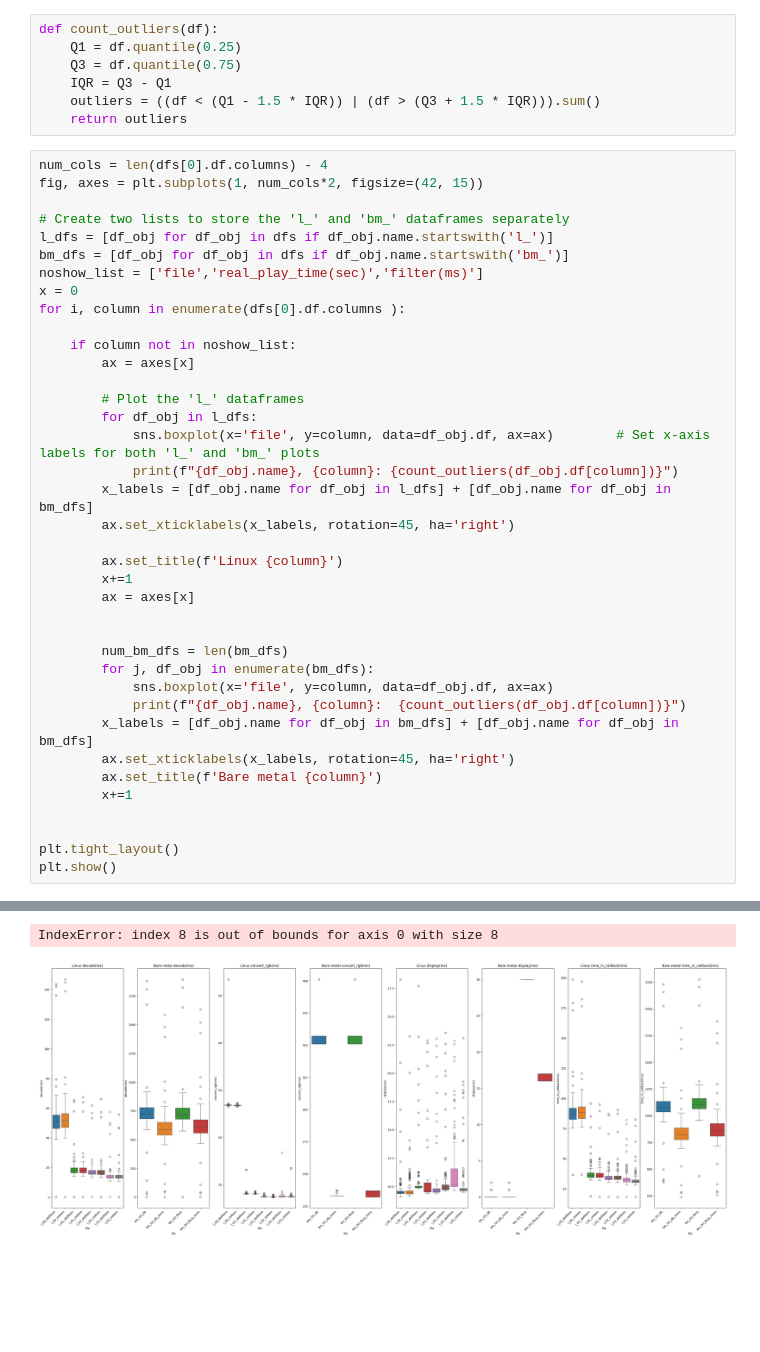
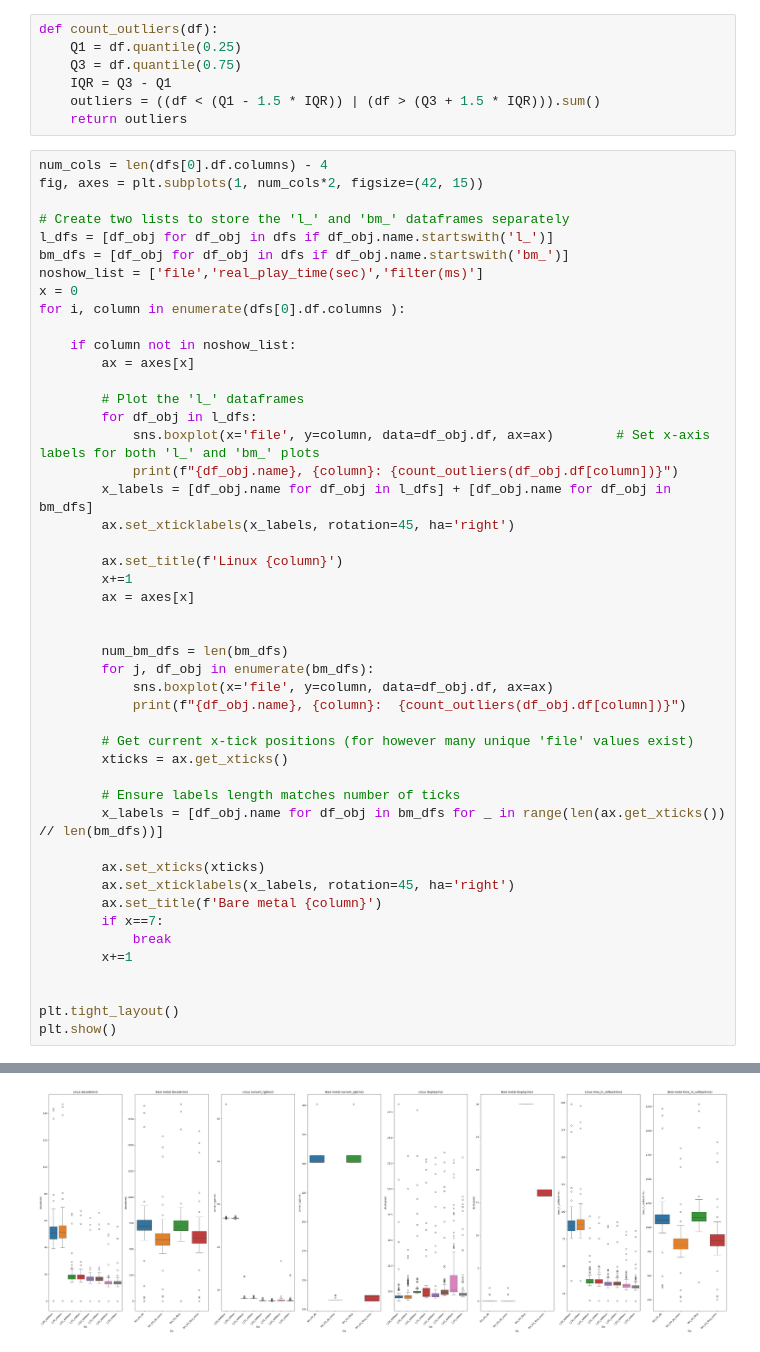
Before and after one commit to AlB1111122/FYPJupiterNotebooks, a Jupyter notebook: analyse.ipynb, the cells around one changed output, grey strips where cells are left out. Drawn from its saved outputs; the diff is of its cells as text; blank space fills up the shorter version.

```diff
--- a/analyse.ipynb
+++ b/analyse.ipynb
@@ -336,9 +320,18 @@ for i, column in enumerate(dfs[0].df.columns ):
         for j, df_obj in enumerate(bm_dfs):
             sns.boxplot(x='file', y=column, data=df_obj.df, ax=ax)
             print(f"{df_obj.name}, {column}:  {count_outliers(df_obj.df[column])}")
-        x_labels = [df_obj.name for df_obj in bm_dfs] + [df_obj.name for df_obj in bm_dfs]
+
+        # Get current x-tick positions (for however many unique 'file' values exist)
+        xticks = ax.get_xticks()
+
+        # Ensure labels length matches number of ticks
+        x_labels = [df_obj.name for df_obj in bm_dfs for _ in range(len(ax.get_xticks()) // len(bm_dfs))]
+
+        ax.set_xticks(xticks)
         ax.set_xticklabels(x_labels, rotation=45, ha='right')
         ax.set_title(f'Bare metal {column}')
+        if x==7:
+            break
         x+=1
 
 
@@ -385,9 +382,8 @@ l_O2_defMem, time_in_callback(ms): 11
 l_O2_mMem, time_in_callback(ms): 11
 l_O3_defMem, time_in_callback(ms): 18
 l_O3_mMem, time_in_callback(ms): 14
 bm_O3_db, time_in_callback(ms):  9
 bm_O3_db_mmu, time_in_callback(ms):  11
 bm_O3_fbcp, time_in_callback(ms):  5
 bm_O3_fbcp_mmu, time_in_callback(ms):  11
-IndexError: index 8 is out of bounds for axis 0 with size 8
-[figure, old version]
+[figure, new version]
```
Also changed, not shown: parts of 3 cells of this notebook, 2 other files.
